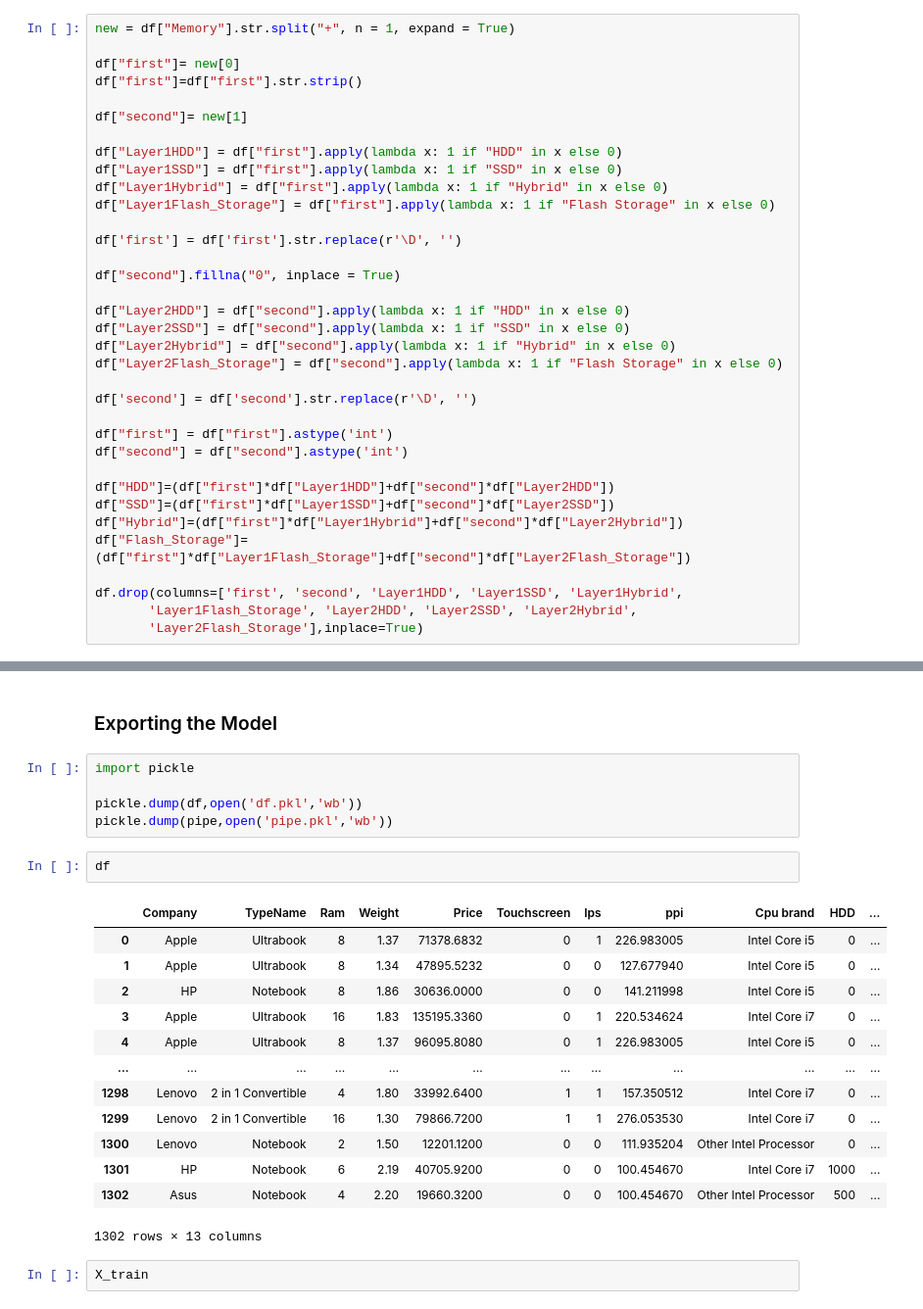
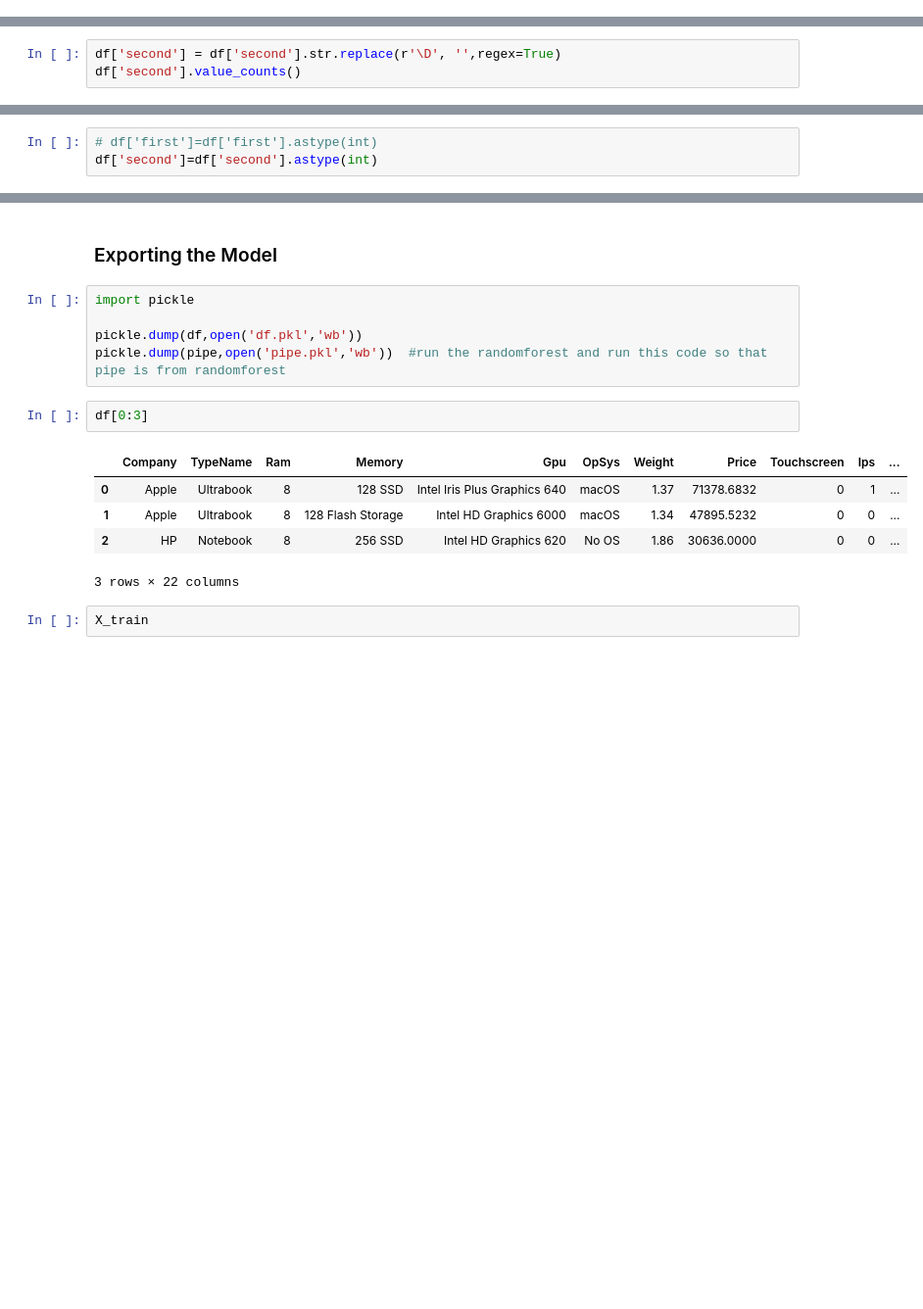
Before and after one commit to PiyushLuitel-07/Laptop-Price-Prediction-Regression, a Jupyter notebook: laptop-price-predictor.ipynb, the cells around one changed output, grey strips where cells are left out. Shown at 98% size. Saved outputs shown, nothing was run; the diff lists cells and outputs as text; blank space fills up the shorter version.

Commit message:
Final touch

```diff
--- a/laptop-price-predictor.ipynb
+++ b/laptop-price-predictor.ipynb
@@ -468,36 +599 @@ Memory
 Name: count, dtype: int64
-# %%
-new = df["Memory"].str.split("+", n = 1, expand = True)
-
-df["first"]= new[0]
-df["first"]=df["first"].str.strip()
-
-df["second"]= new[1]
-
-df["Layer1HDD"] = df["first"].apply(lambda x: 1 if "HDD" in x else 0)
-df["Layer1SSD"] = df["first"].apply(lambda x: 1 if "SSD" in x else 0)
-df["Layer1Hybrid"] = df["first"].apply(lambda x: 1 if "Hybrid" in x else 0)
-df["Layer1Flash_Storage"] = df["first"].apply(lambda x: 1 if "Flash Storage" in x else 0)
-
-df['first'] = df['first'].str.replace(r'\D', '')
-
-df["second"].fillna("0", inplace = True)
-
-df["Layer2HDD"] = df["second"].apply(lambda x: 1 if "HDD" in x else 0)
-df["Layer2SSD"] = df["second"].apply(lambda x: 1 if "SSD" in x else 0)
-df["Layer2Hybrid"] = df["second"].apply(lambda x: 1 if "Hybrid" in x else 0)
-df["Layer2Flash_Storage"] = df["second"].apply(lambda x: 1 if "Flash Storage" in x else 0)
-
-df['second'] = df['second'].str.replace(r'\D', '')
-
-df["first"] = df["first"].astype('int')
-df["second"] = df["second"].astype('int')
-
-df["HDD"]=(df["first"]*df["Layer1HDD"]+df["second"]*df["Layer2HDD"])
-df["SSD"]=(df["first"]*df["Layer1SSD"]+df["second"]*df["Layer2SSD"])
-df["Hybrid"]=(df["first"]*df["Layer1Hybrid"]+df["second"]*df["Layer2Hybrid"])
-df["Flash_Storage"]=(df["first"]*df["Layer1Flash_Storage"]+df["second"]*df["Layer2Flash_Storage"])
-
-df.drop(columns=['first', 'second', 'Layer1HDD', 'Layer1SSD', 'Layer1Hybrid',
-       'Layer1Flash_Storage', 'Layer2HDD', 'Layer2SSD', 'Layer2Hybrid',
-       'Layer2Flash_Storage'],inplace=True)
@@ -505,0 +600,3 @@ ValueError: invalid literal for int() with base 10: '128 SSD'
+# %%
+df['second'] = df['second'].str.replace(r'\D', '',regex=True)
+df['second'].value_counts()
@@ -505,0 +612,3 @@ ValueError: invalid literal for int() with base 10: '128 SSD'
+# %%
+# df['first']=df['first'].astype(int)
+df['second']=df['second'].astype(int)
@@ -1097,23 +1316,15 @@ MAE 0.1663048975120589
 import pickle
 
 pickle.dump(df,open('df.pkl','wb'))
-pickle.dump(pipe,open('pipe.pkl','wb'))
+pickle.dump(pipe,open('pipe.pkl','wb'))  #run the randomforest and run this code so that pipe is from randomforest
 # %%
-df
+df[0:3]
 # %% [output]
-|  | Company | TypeName | Ram | Weight | Price | Touchscreen | Ips | ppi | Cpu brand | HDD | ... |
-| 0 | Apple | Ultrabook | 8 | 1.37 | 71378.6832 | 0 | 1 | 226.983005 | Intel Core i5 | 0 | ... |
-| 1 | Apple | Ultrabook | 8 | 1.34 | 47895.5232 | 0 | 0 | 127.677940 | Intel Core i5 | 0 | ... |
-| 2 | HP | Notebook | 8 | 1.86 | 30636.0000 | 0 | 0 | 141.211998 | Intel Core i5 | 0 | ... |
-| 3 | Apple | Ultrabook | 16 | 1.83 | 135195.3360 | 0 | 1 | 220.534624 | Intel Core i7 | 0 | ... |
-| 4 | Apple | Ultrabook | 8 | 1.37 | 96095.8080 | 0 | 1 | 226.983005 | Intel Core i5 | 0 | ... |
-| ... | ... | ... | ... | ... | ... | ... | ... | ... | ... | ... | ... |
-| 1298 | Lenovo | 2 in 1 Convertible | 4 | 1.80 | 33992.6400 | 1 | 1 | 157.350512 | Intel Core i7 | 0 | ... |
-| 1299 | Lenovo | 2 in 1 Convertible | 16 | 1.30 | 79866.7200 | 1 | 1 | 276.053530 | Intel Core i7 | 0 | ... |
-| 1300 | Lenovo | Notebook | 2 | 1.50 | 12201.1200 | 0 | 0 | 111.935204 | Other Intel Processor | 0 | ... |
-| 1301 | HP | Notebook | 6 | 2.19 | 40705.9200 | 0 | 0 | 100.454670 | Intel Core i7 | 1000 | ... |
-| 1302 | Asus | Notebook | 4 | 2.20 | 19660.3200 | 0 | 0 | 100.454670 | Other Intel Processor | 500 | ... |
+|  | Company | TypeName | Ram | Memory | Gpu | OpSys | Weight | Price | Touchscreen | Ips | ... |
+| 0 | Apple | Ultrabook | 8 | 128 SSD | Intel Iris Plus Graphics 640 | macOS | 1.37 | 71378.6832 | 0 | 1 | ... |
+| 1 | Apple | Ultrabook | 8 | 128 Flash Storage | Intel HD Graphics 6000 | macOS | 1.34 | 47895.5232 | 0 | 0 | ... |
+| 2 | HP | Notebook | 8 | 256 SSD | Intel HD Graphics 620 | No OS | 1.86 | 30636.0000 | 0 | 0 | ... |
-1302 rows × 13 columns
+3 rows × 22 columns
 # %%
 X_train
 # %% [output]
```
Also changed, not shown: parts of 64 cells of this notebook, 2 other files.
